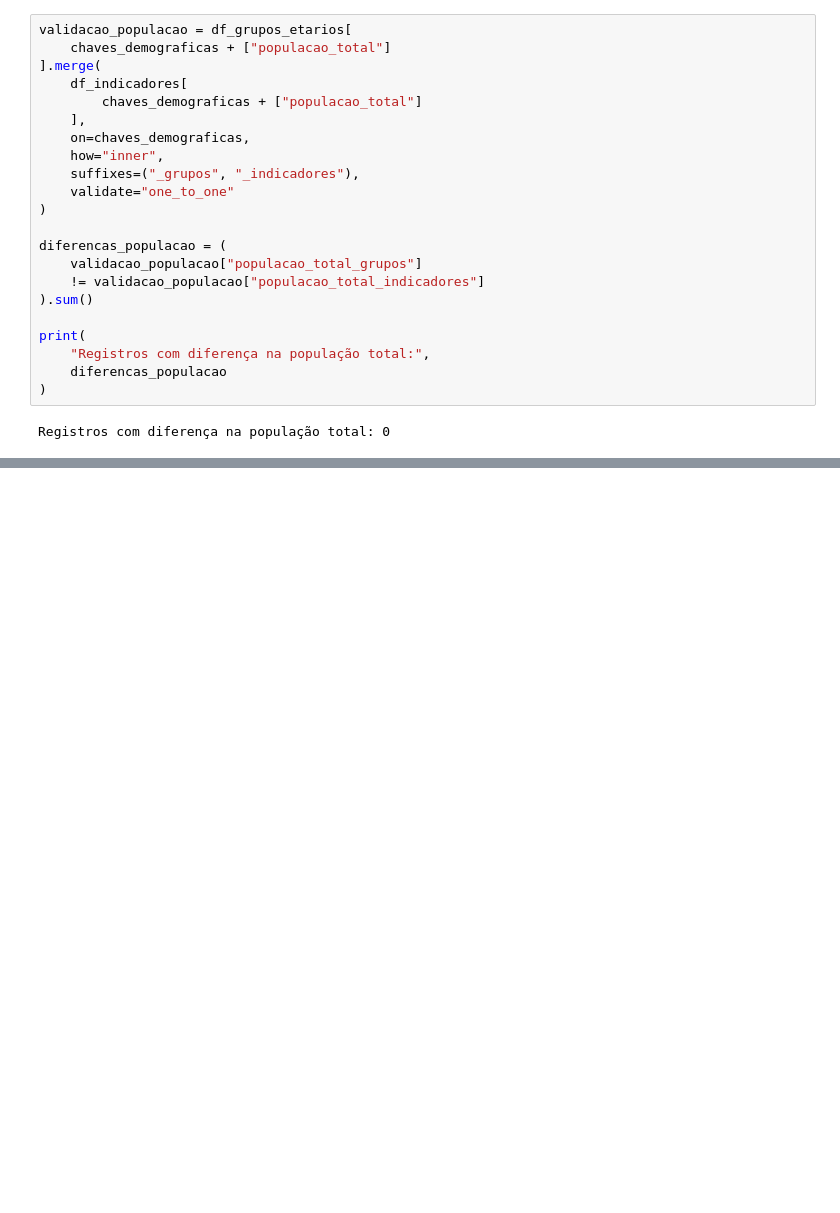
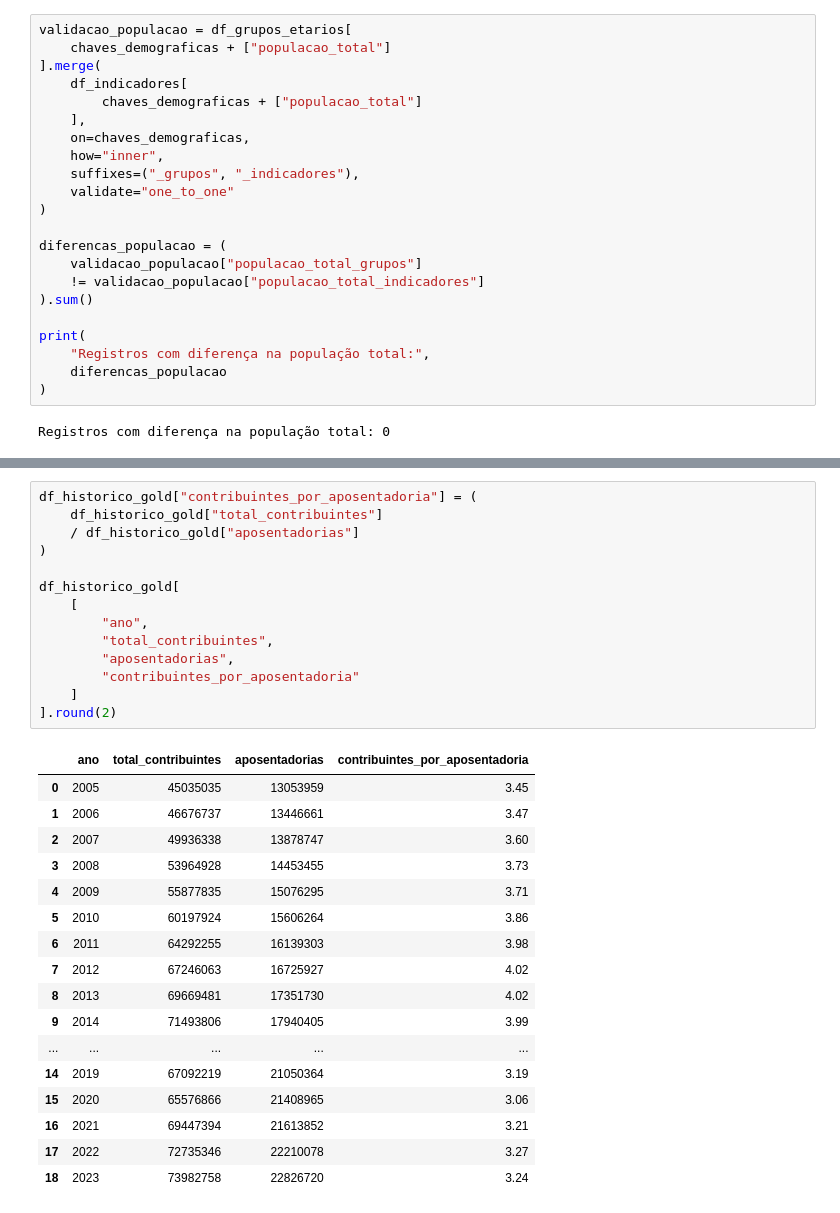
Before and after one commit to Andersonph/Estudo_Dados_Demografico, a Jupyter notebook: Demografia_Previdencia/03_gold.ipynb, the cells around one changed output, grey strips where cells are left out. Cells and saved outputs as stored; diff of their text form; blank space fills up the shorter version.

```diff
--- a/Demografia_Previdencia/03_gold.ipynb
+++ b/Demografia_Previdencia/03_gold.ipynb
@@ -196,0 +401,32 @@ Registros com diferença na população total: 0
+# %%
+df_historico_gold["contribuintes_por_aposentadoria"] = (
+    df_historico_gold["total_contribuintes"]
+    / df_historico_gold["aposentadorias"]
+)
+
+df_historico_gold[
+    [
+        "ano",
+        "total_contribuintes",
+        "aposentadorias",
+        "contribuintes_por_aposentadoria"
+    ]
+].round(2)
+# %% [output]
+|  | ano | total_contribuintes | aposentadorias | contribuintes_por_aposentadoria |
+| 0 | 2005 | 45035035 | 13053959 | 3.45 |
+| 1 | 2006 | 46676737 | 13446661 | 3.47 |
+| 2 | 2007 | 49936338 | 13878747 | 3.60 |
+| 3 | 2008 | 53964928 | 14453455 | 3.73 |
+| 4 | 2009 | 55877835 | 15076295 | 3.71 |
+| 5 | 2010 | 60197924 | 15606264 | 3.86 |
+| 6 | 2011 | 64292255 | 16139303 | 3.98 |
+| 7 | 2012 | 67246063 | 16725927 | 4.02 |
+| 8 | 2013 | 69669481 | 17351730 | 4.02 |
+| 9 | 2014 | 71493806 | 17940405 | 3.99 |
+| ... | ... | ... | ... | ... |
+| 14 | 2019 | 67092219 | 21050364 | 3.19 |
+| 15 | 2020 | 65576866 | 21408965 | 3.06 |
+| 16 | 2021 | 69447394 | 21613852 | 3.21 |
+| 17 | 2022 | 72735346 | 22210078 | 3.27 |
+| 18 | 2023 | 73982758 | 22826720 | 3.24 |
```
Also changed, not shown: parts of 22 cells of this notebook, 2 other files.
